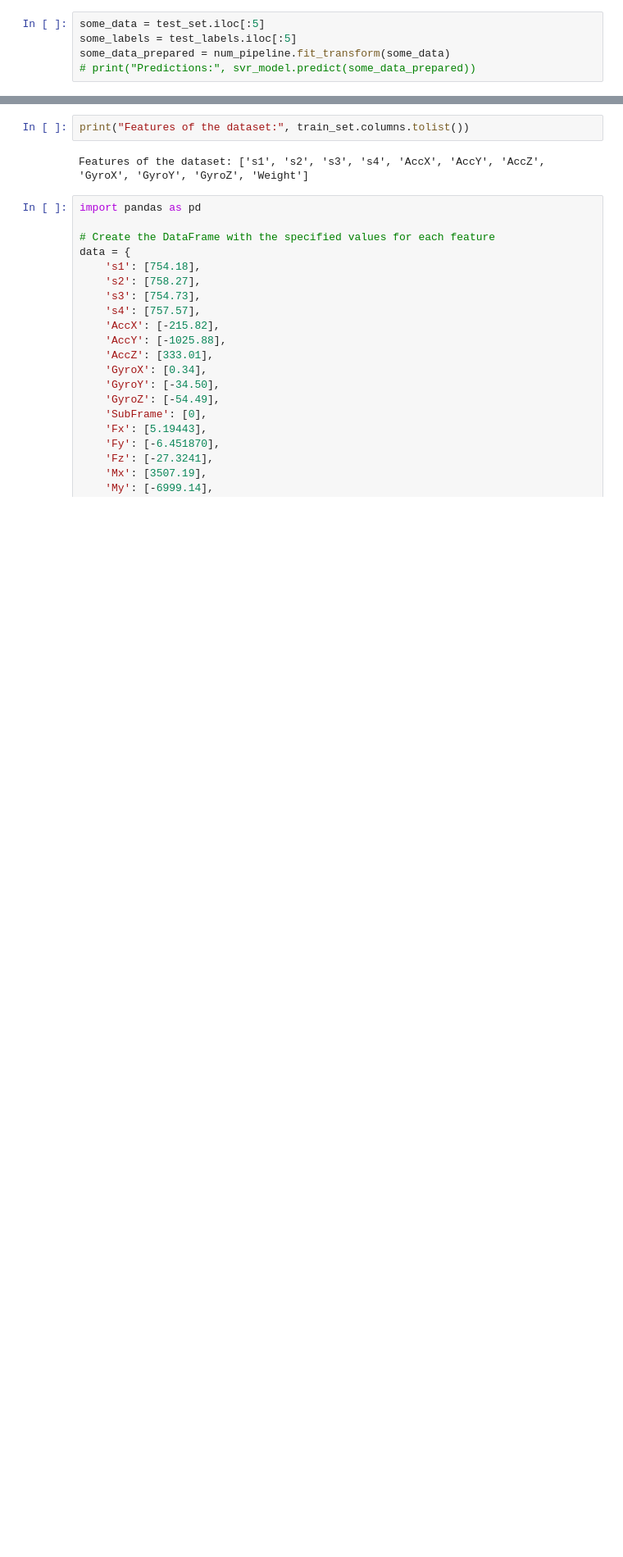
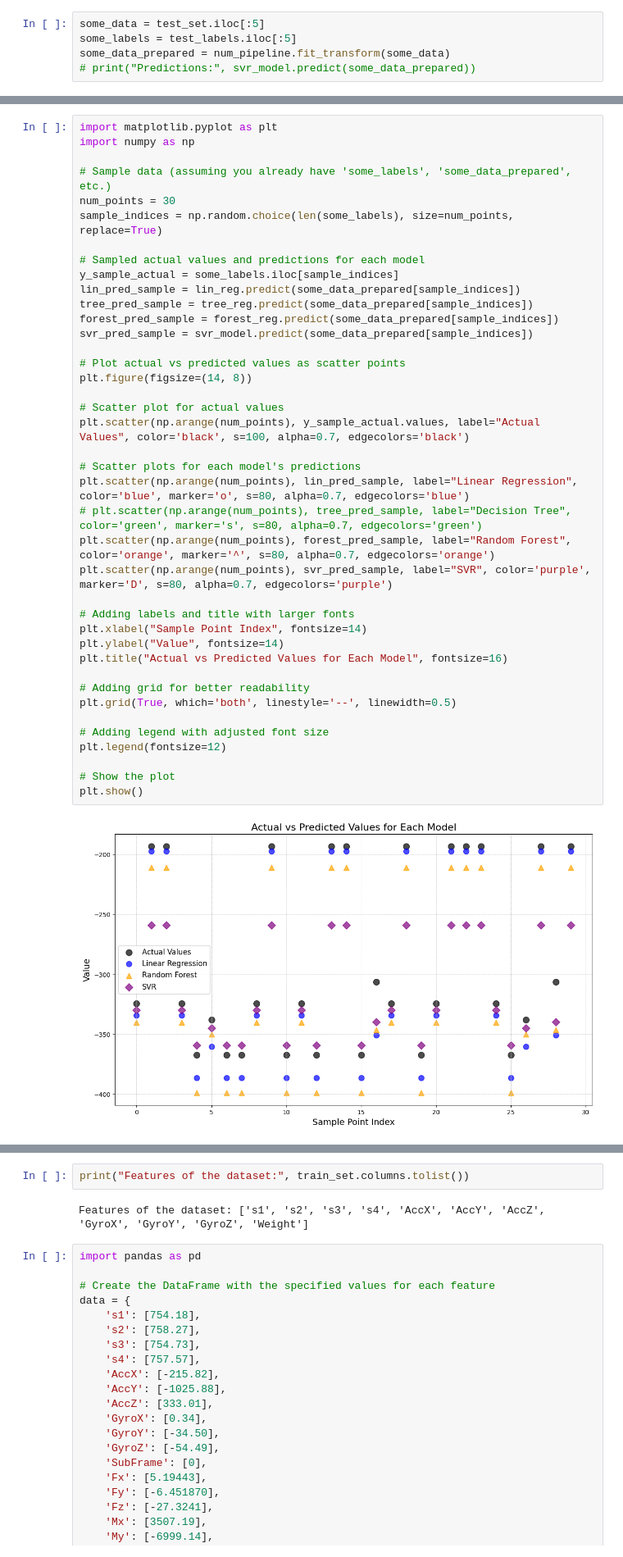
Before and after one commit to Dhruv242003/GRF_Shoe, a Jupyter notebook: JupyterNotebook_Codes/Regression.ipynb, the cells around one changed output, grey strips where cells are left out. Shown at 82% size. Cells and saved outputs as stored; diff of their text form; blank space fills up the shorter version.

```diff
--- a/JupyterNotebook_Codes/Regression.ipynb
+++ b/JupyterNotebook_Codes/Regression.ipynb
@@ -335 +335,43 @@ Random Forest RMSE: 26.985854657853302  | Accuracy: 79.62094545538467 %
 SVR RMSE: 33.405510664028924  | Accuracy: 68.77173126825102 %
+# %%
+import matplotlib.pyplot as plt
+import numpy as np
+
+# Sample data (assuming you already have 'some_labels', 'some_data_prepared', etc.)
+num_points = 30
+sample_indices = np.random.choice(len(some_labels), size=num_points, replace=True)
+
+# Sampled actual values and predictions for each model
+y_sample_actual = some_labels.iloc[sample_indices]
+lin_pred_sample = lin_reg.predict(some_data_prepared[sample_indices])
+tree_pred_sample = tree_reg.predict(some_data_prepared[sample_indices])
+forest_pred_sample = forest_reg.predict(some_data_prepared[sample_indices])
+svr_pred_sample = svr_model.predict(some_data_prepared[sample_indices])
+
+# Plot actual vs predicted values as scatter points
+plt.figure(figsize=(14, 8))
+
+# Scatter plot for actual values
+plt.scatter(np.arange(num_points), y_sample_actual.values, label="Actual Values", color='black', s=100, alpha=0.7, edgecolors='black')
+
+# Scatter plots for each model's predictions
+plt.scatter(np.arange(num_points), lin_pred_sample, label="Linear Regression", color='blue', marker='o', s=80, alpha=0.7, edgecolors='blue')
+# plt.scatter(np.arange(num_points), tree_pred_sample, label="Decision Tree", color='green', marker='s', s=80, alpha=0.7, edgecolors='green')
+plt.scatter(np.arange(num_points), forest_pred_sample, label="Random Forest", color='orange', marker='^', s=80, alpha=0.7, edgecolors='orange')
+plt.scatter(np.arange(num_points), svr_pred_sample, label="SVR", color='purple', marker='D', s=80, alpha=0.7, edgecolors='purple')
+
+# Adding labels and title with larger fonts
+plt.xlabel("Sample Point Index", fontsize=14)
+plt.ylabel("Value", fontsize=14)
+plt.title("Actual vs Predicted Values for Each Model", fontsize=16)
+
+# Adding grid for better readability
+plt.grid(True, which='both', linestyle='--', linewidth=0.5)
+
+# Adding legend with adjusted font size
+plt.legend(fontsize=12)
+
+# Show the plot
+plt.show()
+# %% [output]
+[figure, added]
```
Also changed, not shown: parts of 11 cells of this notebook, 24 other files.
